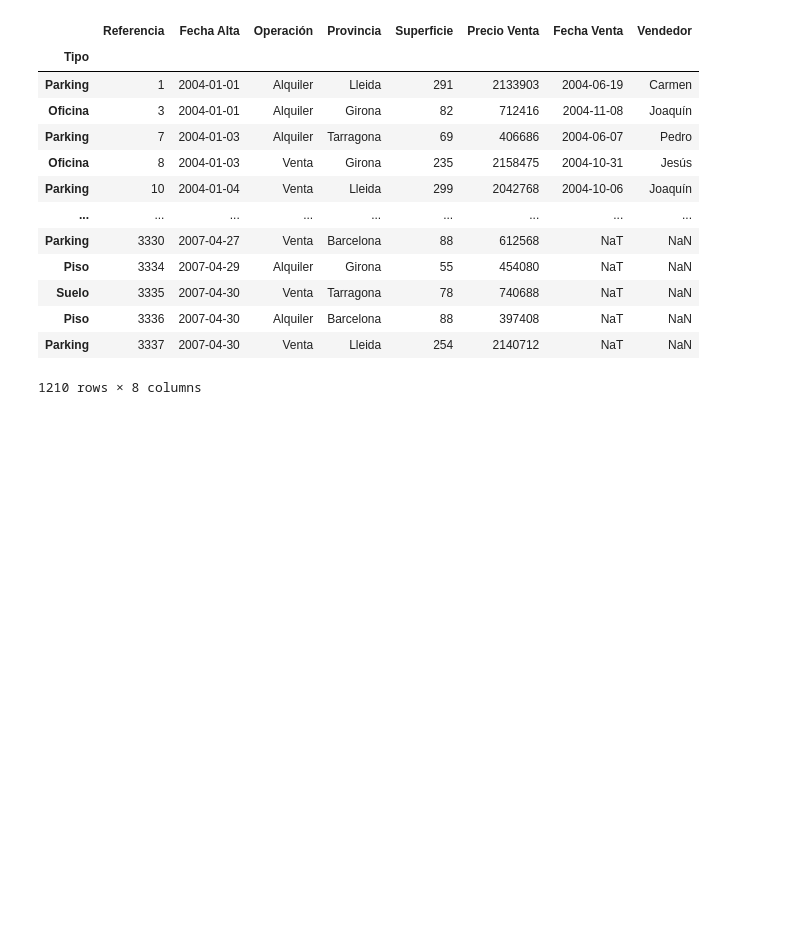
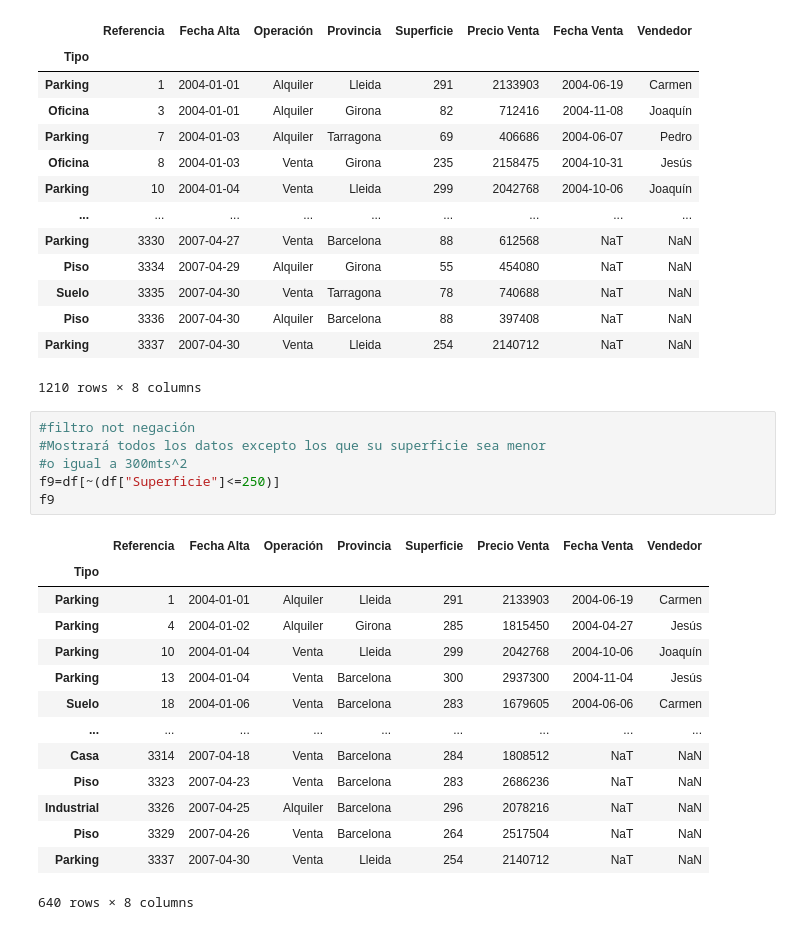
Before and after one commit to rodrigoruizteodoro/Reto_1, a Jupyter notebook: Extracción de datos.ipynb, the cells around one changed output. Saved outputs shown, nothing was run; the diff lists cells and outputs as text; blank space fills up the shorter version.

Commit message:
Filtro 9

```diff
--- a/Extracción de datos.ipynb
+++ b/Extracción de datos.ipynb
@@ -197,3 +197,24 @@ f8
 | Piso | 3336 | 2007-04-30 | Alquiler | Barcelona | 88 | 397408 | NaT | NaN |
 | Parking | 3337 | 2007-04-30 | Venta | Lleida | 254 | 2140712 | NaT | NaN |
 1210 rows × 8 columns
+# %%
+#filtro not negación
+#Mostrará todos los datos excepto los que su superficie sea menor
+#o igual a 300mts^2
+f9=df[~(df["Superficie"]<=250)]
+f9
+# %% [output]
+|  | Referencia | Fecha Alta | Operación | Provincia | Superficie | Precio Venta | Fecha Venta | Vendedor |
+| Tipo |  |  |  |  |  |  |  |  |
+| Parking | 1 | 2004-01-01 | Alquiler | Lleida | 291 | 2133903 | 2004-06-19 | Carmen |
+| Parking | 4 | 2004-01-02 | Alquiler | Girona | 285 | 1815450 | 2004-04-27 | Jesús |
+| Parking | 10 | 2004-01-04 | Venta | Lleida | 299 | 2042768 | 2004-10-06 | Joaquín |
+| Parking | 13 | 2004-01-04 | Venta | Barcelona | 300 | 2937300 | 2004-11-04 | Jesús |
+| Suelo | 18 | 2004-01-06 | Venta | Barcelona | 283 | 1679605 | 2004-06-06 | Carmen |
+| ... | ... | ... | ... | ... | ... | ... | ... | ... |
+| Casa | 3314 | 2007-04-18 | Venta | Barcelona | 284 | 1808512 | NaT | NaN |
+| Piso | 3323 | 2007-04-23 | Venta | Barcelona | 283 | 2686236 | NaT | NaN |
+| Industrial | 3326 | 2007-04-25 | Alquiler | Barcelona | 296 | 2078216 | NaT | NaN |
+| Piso | 3329 | 2007-04-26 | Venta | Barcelona | 264 | 2517504 | NaT | NaN |
+| Parking | 3337 | 2007-04-30 | Venta | Lleida | 254 | 2140712 | NaT | NaN |
+640 rows × 8 columns
```
